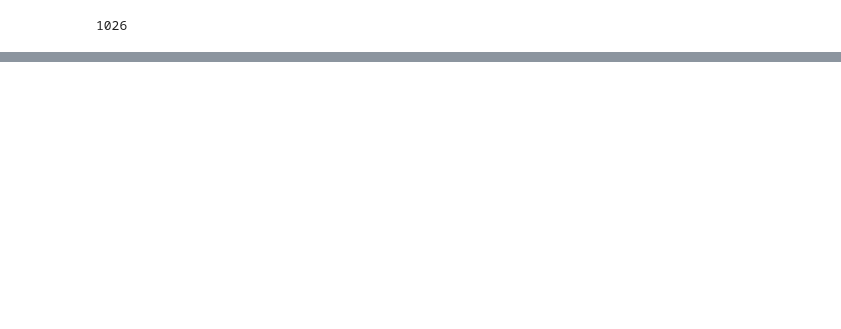
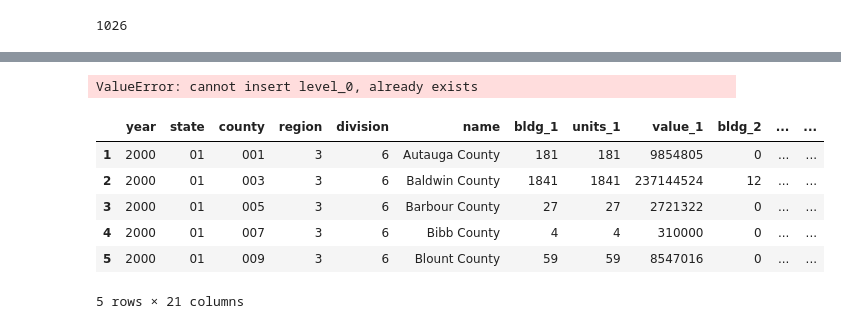
Before and after one commit to justincohler/evictions-learn, a Jupyter notebook: src/data/Gathering and Cleaning Census Data .ipynb, the cells around one changed output, grey strips where cells are left out. Drawn from its saved outputs; the diff is of its cells as text; code cells hidden in the pictures; blank space fills up the shorter version.

Commit message:
permits feature

```diff
--- a/src/data/Gathering and Cleaning Census Data .ipynb
+++ b/src/data/Gathering and Cleaning Census Data .ipynb
@@ -47,0 +102,27 @@ acs_results.status_code
+# %%
+permits = permits.reset_index()
+permits.head()
+# %% [output]
+ValueError: cannot insert level_0, already exists
+# %%
+permits.rename(index=str, columns={"index": "year", "Survey": "state", "FIPS": "county", "FIPS.1": "region",
+                             "Region": "division", "Division": "name", "County": "bldg_1", "Unnamed: 6": "units_1",
+                             "1-unit": "value_1", "Unnamed: 8": "bldg_2", "Unnamed: 9": "units_2", "2-units": "value_2",
+                              "Unnamed: 11": "bldg_3", "Unnamed: 12": "units_3", "3-4 units": "value_3-4",
+                              "Unnamed: 14": "bldg_5", "Unnamed: 15": "units_5", "5+ units": "value_5"}, inplace = True)
+# %%
+permits.drop(['Unnamed: 17', 'Unnamed: 18', '1-unit rep', 'Unnamed: 20',
+       'Unnamed: 21', '2-units rep', 'Unnamed: 23', 'Unnamed: 24',
+       '3-4 units rep', 'Unnamed: 26', 'Unnamed: 27', ' 5+units rep'], axis=1, inplace = True)
+# %%
+permits.drop('0', axis = 0, inplace = True)
+# %%
+permits.head()
+# %% [output]
+|  | year | state | county | region | division | name | bldg_1 | units_1 | value_1 | bldg_2 | ... | ... |
+| 1 | 2000 | 01 | 001 | 3 | 6 | Autauga County | 181 | 181 | 9854805 | 0 | ... | ... |
+| 2 | 2000 | 01 | 003 | 3 | 6 | Baldwin County | 1841 | 1841 | 237144524 | 12 | ... | ... |
+| 3 | 2000 | 01 | 005 | 3 | 6 | Barbour County | 27 | 27 | 2721322 | 0 | ... | ... |
+| 4 | 2000 | 01 | 007 | 3 | 6 | Bibb County | 4 | 4 | 310000 | 0 | ... | ... |
+| 5 | 2000 | 01 | 009 | 3 | 6 | Blount County | 59 | 59 | 8547016 | 0 | ... | ... |
+5 rows × 21 columns
```
Also changed, not shown: parts of 17 cells of this notebook, 4 other files.
